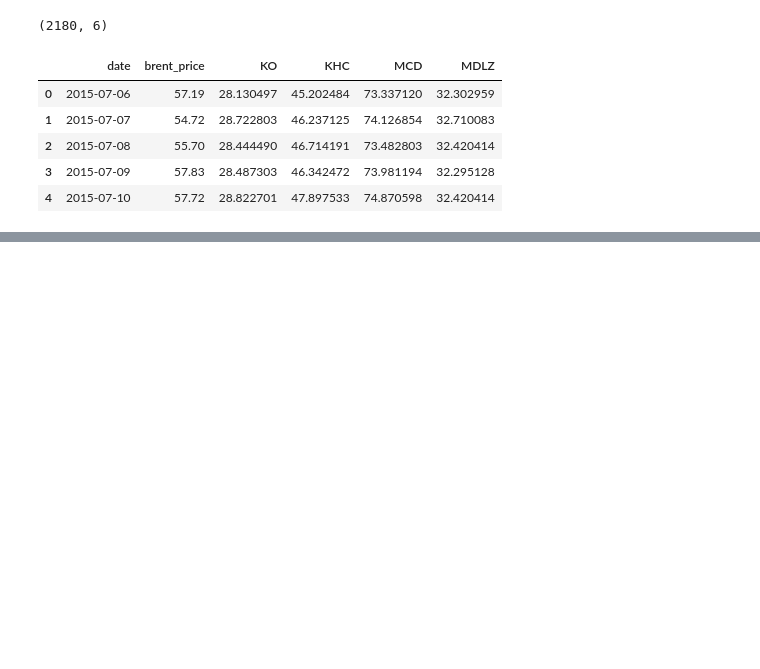
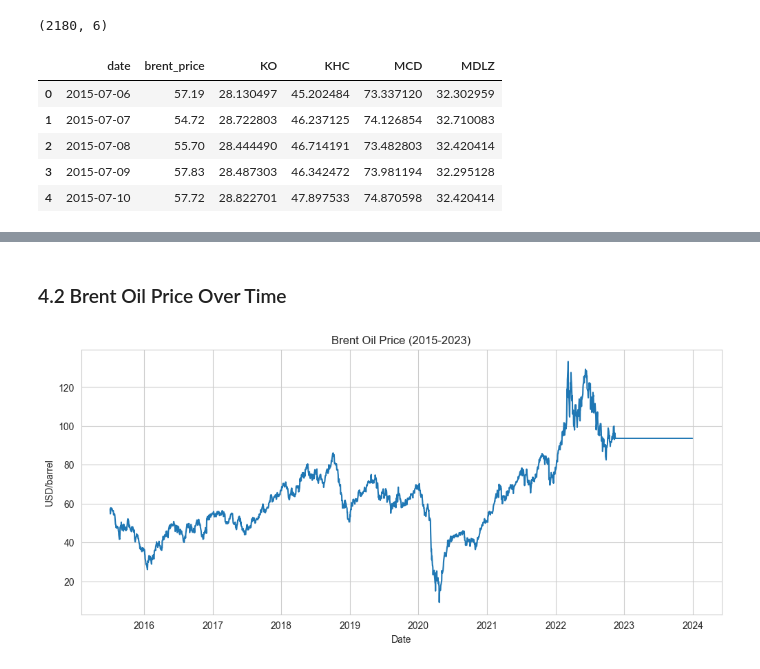
Before and after one commit to alperensarisen/DSA210_Data_Science_Project, a Jupyter notebook: EDA_and_Hypothesis_Tests/eda_hypothesis_test.ipynb, the cells around one changed output, grey strips where cells are left out. Saved outputs shown, nothing was run; the diff lists cells and outputs as text; code cells hidden in the pictures; blank space fills up the shorter version.

Commit message:
step 4 EDA has been completed with many test and plots

```diff
--- a/EDA_and_Hypothesis_Tests/eda_hypothesis_test.ipynb
+++ b/EDA_and_Hypothesis_Tests/eda_hypothesis_test.ipynb
@@ -86,0 +103,11 @@ df.head()
+# %% [markdown]
+### 4.2 Brent Oil Price Over Time
+# %%
+plt.figure()
+plt.plot(df["date"], df["brent_price"])
+plt.title("Brent Oil Price (2015-2023)")
+plt.xlabel("Date")
+plt.ylabel("USD/barrel")
+plt.show()
+# %% [output]
+[figure, added]
```
Also changed, not shown: parts of 13 cells of this notebook.
